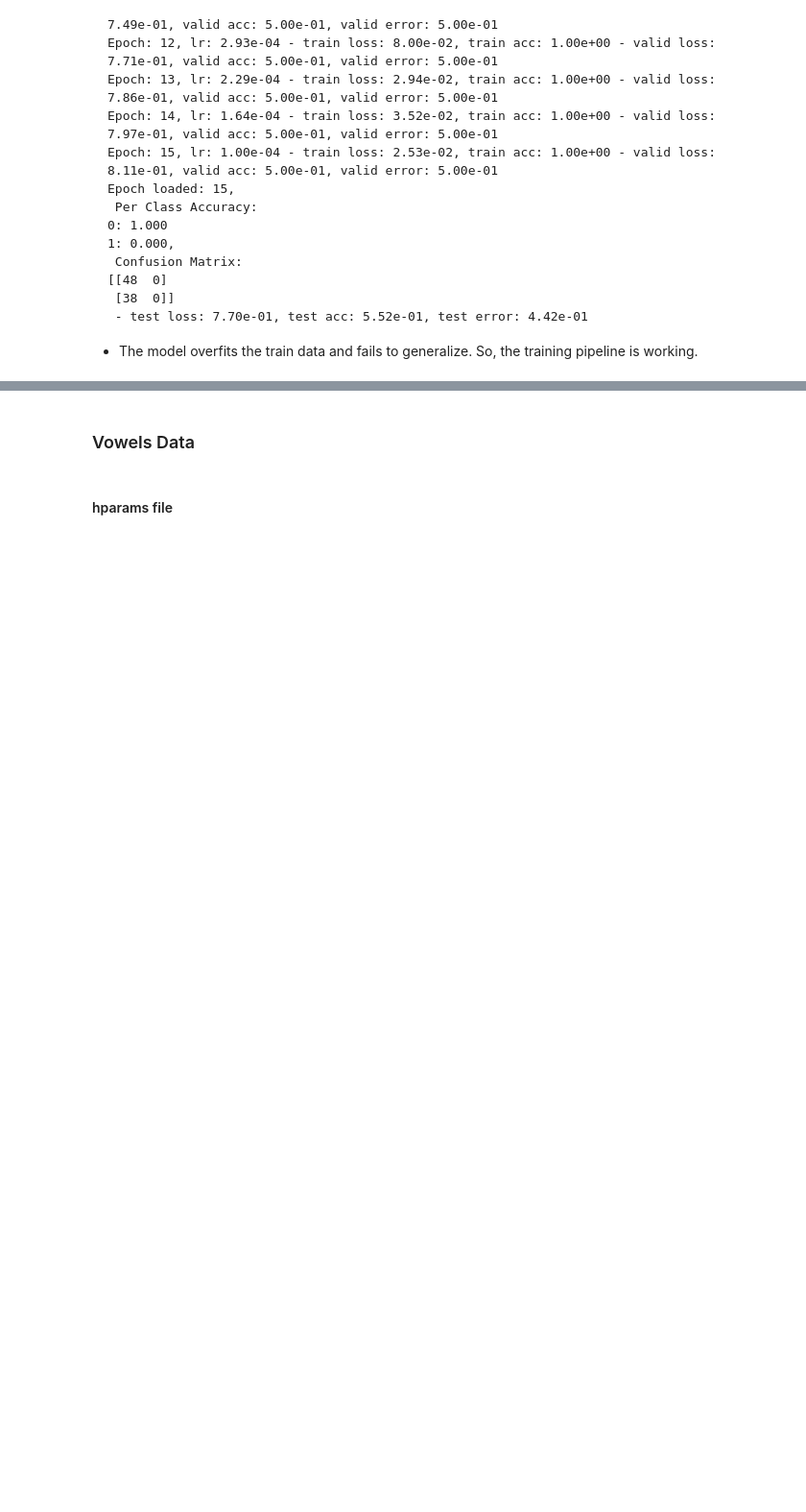
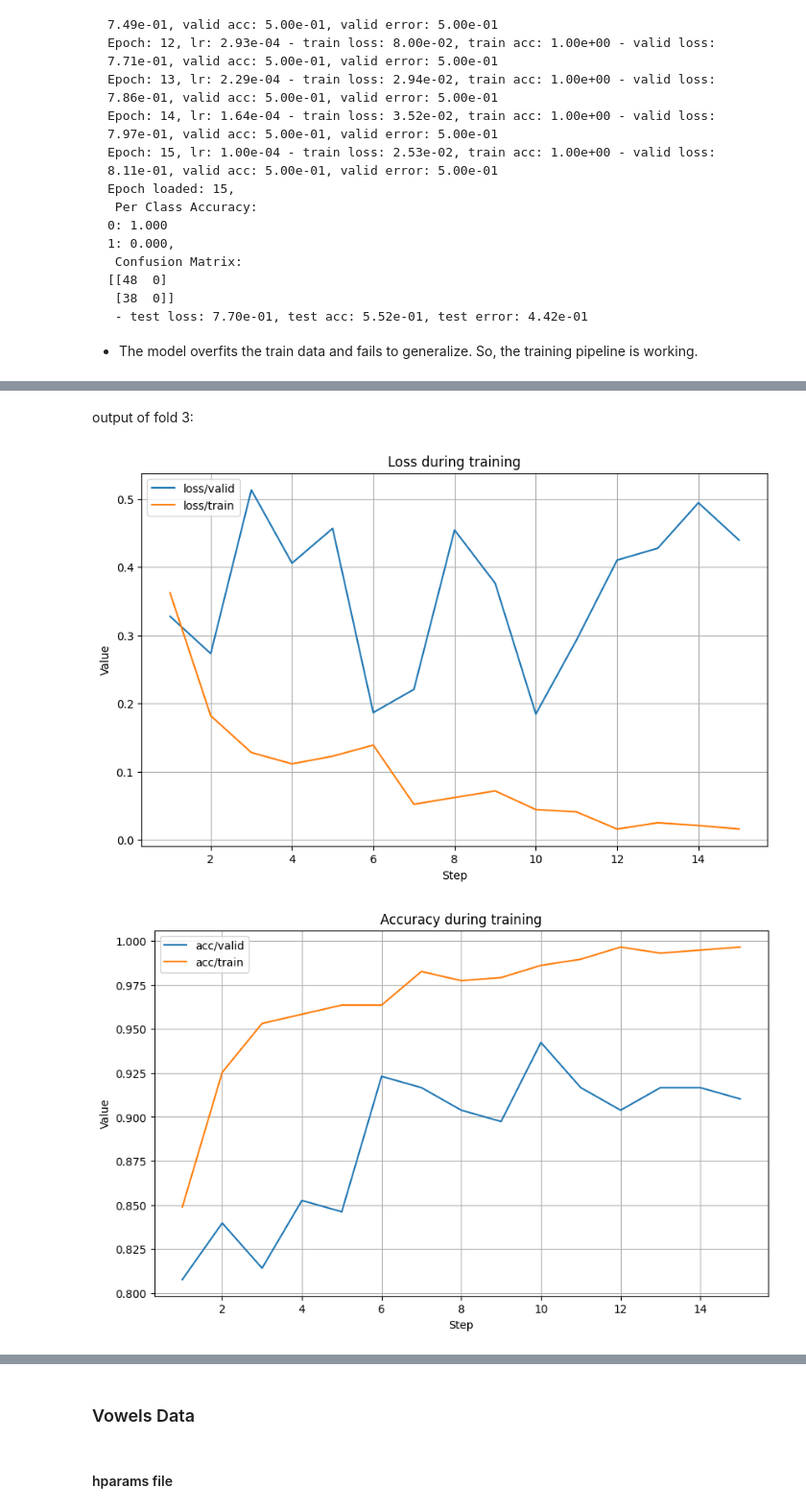
Before and after one commit to Maab-Nimir/Parkinson-Disease-Detection, a Jupyter notebook: train_models/xvector.ipynb, the cells around one changed output, grey strips where cells are left out. Shown at 96% size. Saved outputs shown, nothing was run; the diff lists cells and outputs as text; code cells hidden in the pictures; blank space fills up the shorter version.

```diff
--- a/train_models/xvector.ipynb
+++ b/train_models/xvector.ipynb
@@ -931,0 +1047,8 @@ Epoch loaded: 15,
+# %% [markdown]
+output of fold 3:
+# %%
+event_file = "/home/ulaval.ca/maelr5/scratch/parkinsons-results/xvector/fold3/FBANKs/1986/tb_logs/events.out.tfevents.1745281500.ul-val-pr-gpu01.l.ul.ca.3952912.0"
+plot_training(event_file)
+# %% [output]
+[figure, added]
+[figure, added]
```
Also changed, not shown: parts of 20 cells of this notebook, 11 other files.
